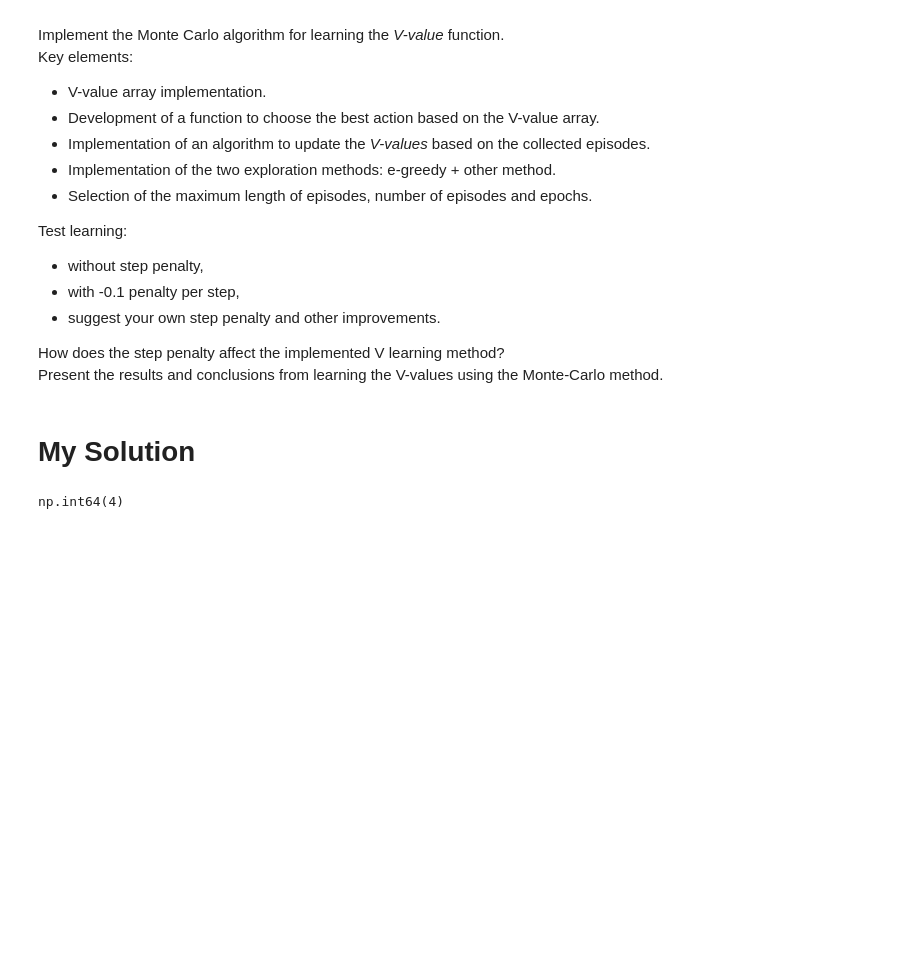
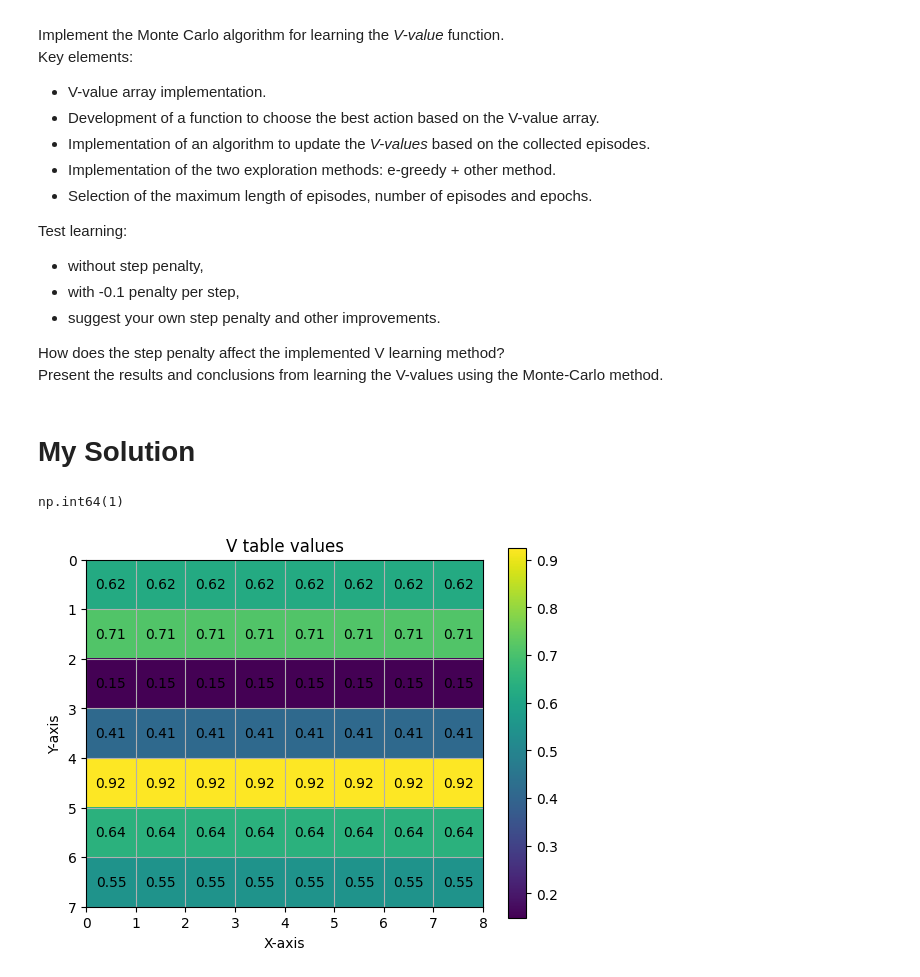
Before and after one commit to MarekBorzyszkowski/GUZW_1, a Jupyter notebook: src/DRL_assignment1.ipynb, the cells around one changed output. Saved outputs shown, nothing was run; the diff lists cells and outputs as text; code cells hidden in the pictures; blank space fills up the shorter version.

Commit message:
heatmap v1

```diff
--- a/src/DRL_assignment1.ipynb
+++ b/src/DRL_assignment1.ipynb
@@ -200,7 +201,7 @@ the game is over False
 ##Example 1:
 ###Print environment status and display visualization in four steps: right, right, left, down
 # %%
-steps = [1, 1,1,1,1, 4] # right, right, left, down
+steps = [1, 1,4,4,1,1,1, 4] # right, right, left, down
 env.reset()
 print(env.state())
 env.display()
@@ -320,7 +321,7 @@ class Monte_Carlo_agent:
     self.environment = env
     self.env_shape = self.environment.info()["dimensions"]
     self.actions = actions
-    self.v_table = [[0.0]*self.env_shape[1] for _ in range(self.env_shape[0])]
+    self.v_table = [[0.0+np.random.rand()]*self.env_shape[1] for _ in range(self.env_shape[0])]
     self.epsilon = epsilon
 
 
@@ -328,7 +329,7 @@ class Monte_Carlo_agent:
     best_action = list(sorted_actions.keys())[0]
     best_actions = []
     for action, value in sorted_actions.items():
-        if value == sorted_actions[action]:
+        if value == sorted_actions[best_action]:
             best_actions.append(action)
     return np.random.choice(best_actions)
 
@@ -350,14 +351,29 @@ class Monte_Carlo_agent:
   def update_v(self, states):
       return NotImplementedError
 
-  def train(self, number_of_epochs=100, max_run_length=100):
+  def train(self, number_of_epochs=5, number_of_episodes=100, max_run_length=100):
     return NotImplementedError
 
-  def plot_heatmap(self):
-      return NotImplementedError
+  def plot_v_heatmap(self):
+    data = np.array(self.v_table)
+    plt.imshow(data, cmap='viridis', interpolation='nearest', extent=[0,self.env_shape[1],  self.env_shape[0], 0])
+    plt.grid(True)
+    for i in range(self.env_shape[0]):
+      for j in range(self.env_shape[1]):
+          plt.annotate(str(round(data[i][j], 2)), xy=(j+0.5, i+0.5),
+                       ha='center', va='center', color='black')
+    plt.colorbar()
+    plt.title("V table values")
+    plt.xlabel("X-axis")
+    plt.ylabel("Y-axis")
+    plt.show()
 # %%
 sample = Monte_Carlo_agent(env, actions, 0.2)
 # %%
 sample.decide((1,1))
 # %% [output]
-np.int64(4)
+np.int64(1)
+# %%
+sample.plot_v_heatmap()
+# %% [output]
+[figure, added]
```
Also changed, not shown: parts of 4 cells of this notebook.
